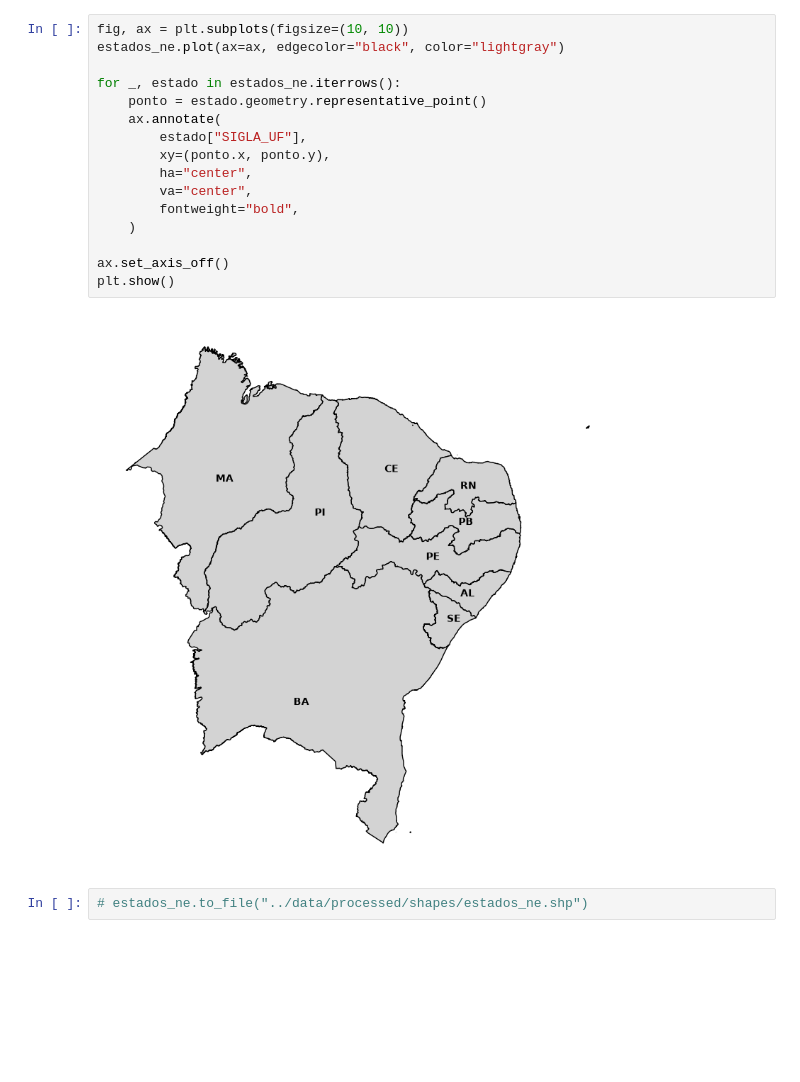
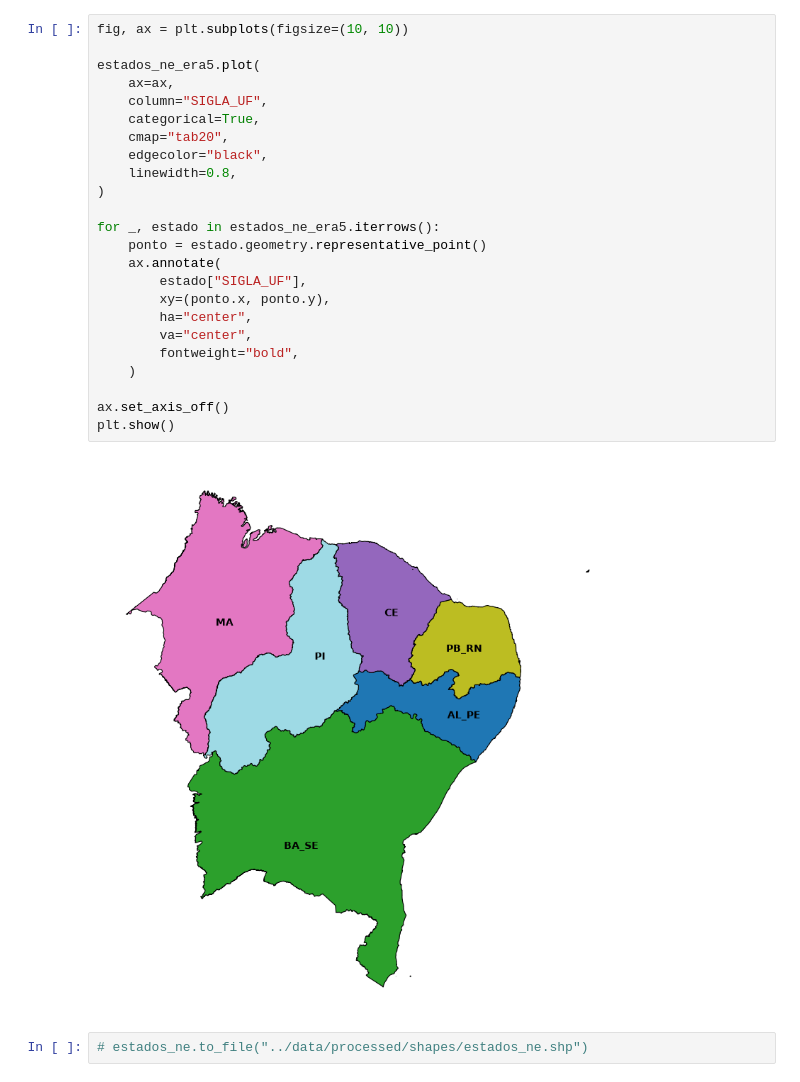
Before and after one commit to V4LV3S/egide, a Jupyter notebook: notebooks/visual_shapes.ipynb, the cells around one changed output. Drawn from its saved outputs; the diff is of its cells as text; blank space fills up the shorter version.

```diff
--- a/notebooks/visual_shapes.ipynb
+++ b/notebooks/visual_shapes.ipynb
@@ -38,20 +63,28 @@ estados_ne
 # %%
 fig, ax = plt.subplots(figsize=(10, 10))
-estados_ne.plot(ax=ax, edgecolor="black", color="lightgray")
 
-for _, estado in estados_ne.iterrows():
+estados_ne_era5.plot(
+    ax=ax,
+    column="SIGLA_UF",
+    categorical=True,
+    cmap="tab20",
+    edgecolor="black",
+    linewidth=0.8,
+)
+
+for _, estado in estados_ne_era5.iterrows():
     ponto = estado.geometry.representative_point()
     ax.annotate(
         estado["SIGLA_UF"],
         xy=(ponto.x, ponto.y),
         ha="center",
         va="center",
         fontweight="bold",
     )
 
 ax.set_axis_off()
 plt.show()
 # %% [output]
-[figure, old version]
+[figure, new version]
 # %%
 # estados_ne.to_file("../data/processed/shapes/estados_ne.shp")
```
Also changed, not shown: parts of 3 cells of this notebook, 39 other files.
